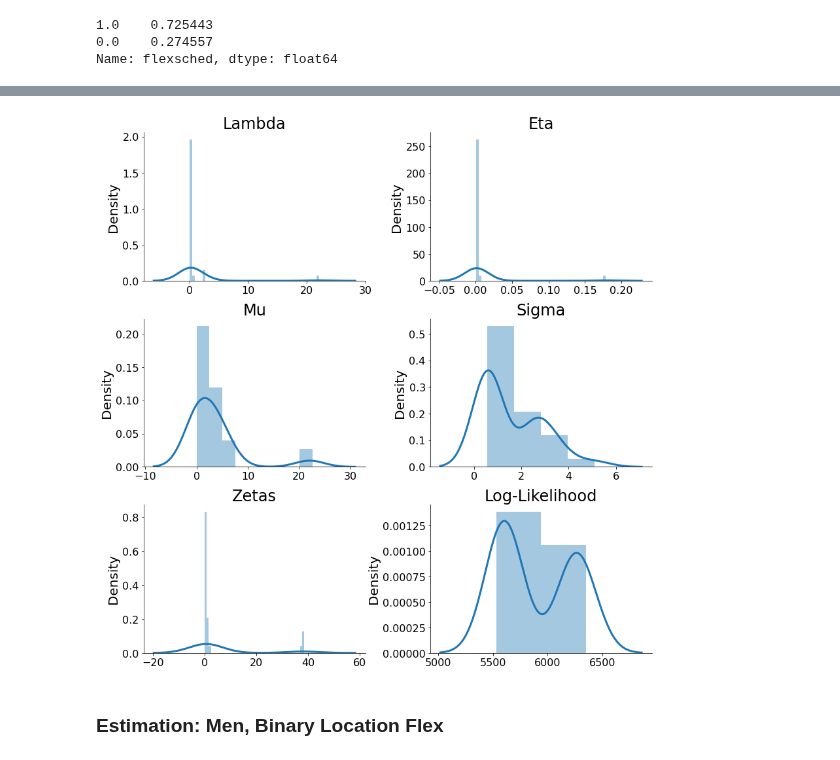
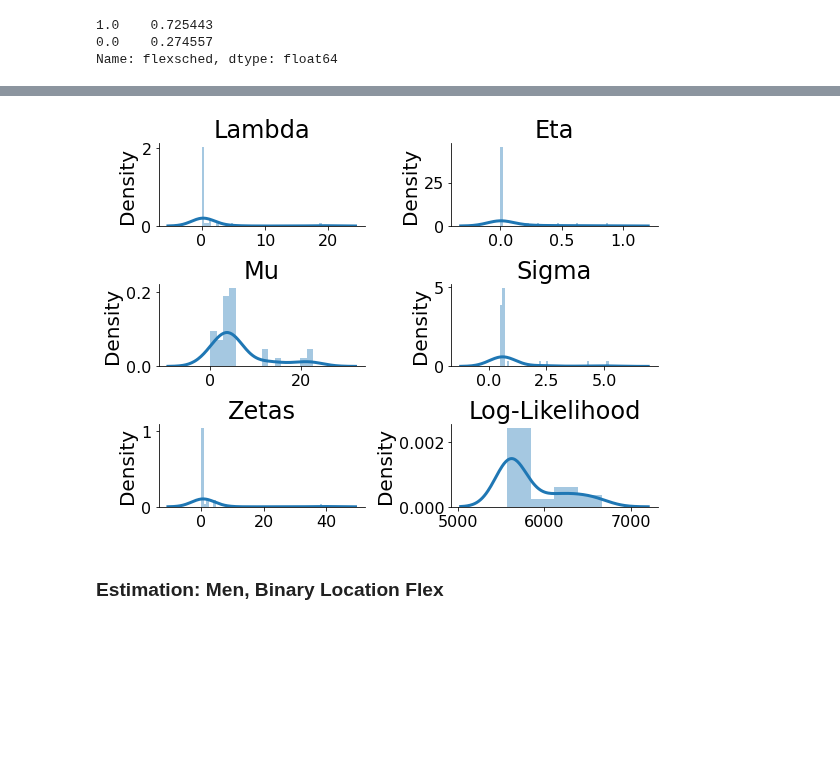
Before and after one commit to meganmccoy/flexibility-in-search-model, a Jupyter notebook: SimplifiedModel.ipynb, the cells around one changed output, grey strips where cells are left out. Cells and saved outputs as stored; diff of their text form; code cells hidden in the pictures; blank space fills up the shorter version.

```diff
--- a/SimplifiedModel.ipynb
+++ b/SimplifiedModel.ipynb
@@ -427,3 +464,17 @@ men['flexsched'].value_counts(normalize=True, sort=False)
 1.0    0.725443
 0.0    0.274557
 Name: flexsched, dtype: float64
+# %%
+prob_k = np.array([0.274557, 0.725443])
+
+Bounds = ((0,99), (0,99), (-99,99), (0,99), (0,99))
+
+## Estimate γ, holding ζ constant and cost = 0
+params = np.array([λ, η, γ, men['wage_trunc2'].mean(), men['wage_trunc2'].std()])
+
+logL_opt = lambda x: log_L(men, 'flexsched', 'wage_trunc2', 'dur', men['wage_trunc2'].min(),
+                            np.array([0,0]), prob_k, α, x[0], x[1], ζ, x[2],
+                            x[3], x[4])
+
+est_gamma = minimize(logL_opt, params, method='Nelder-Mead', options={'maxiter':1000, 'disp':True}, bounds=Bounds)
+est_gamma.x
@@ -429,0 +488,14 @@ Name: flexsched, dtype: float64
+# %%
+prob_k = np.array([0.274557, 0.725443])
+
+Bounds = ((0,99), (0,99), (-99,99), (0,99), (0,99))
+
+## Estimate ζ, holding γ constant and cost = 0
+params = np.array([λ, η, ζ, men['wage_trunc2'].mean(), men['wage_trunc2'].std()])
+
+logL_opt = lambda x: log_L(men, 'flexsched', 'wage_trunc2', 'dur', men['wage_trunc2'].min(),
+                            np.array([0,0]), prob_k, α, x[0], x[1], x[2], γ,
+                            x[3], x[4])
+
+est_zeta = minimize(logL_opt, params, method='Nelder-Mead', options={'maxiter':1000, 'disp':True}, bounds=Bounds)
+est_zeta.x
@@ -580,15 +657,15 @@ array([1.28869819e+00, 5.40272992e-02, 1.16363205e-03, 4.38900531e+00,
 # %%
-fig, ax = plt.subplots(3,2,figsize=(12,12))
+fig, ax = plt.subplots(3,2,figsize=(8,6))
 
-sns.distplot(lambdas, ax=ax[0,0]).set(title="Lambda")
-sns.distplot(etas, ax=ax[0,1]).set(title="Eta")
-sns.distplot(mus, ax=ax[1,0]).set(title="Mu")
-sns.distplot(sigmas, ax=ax[1,1]).set(title="Sigma")
+sns.distplot(lambdas_zetas, ax=ax[0,0]).set(title="Lambda")
+sns.distplot(etas_zetas, ax=ax[0,1]).set(title="Eta")
+sns.distplot(mus_zetas, ax=ax[1,0]).set(title="Mu")
+sns.distplot(sigmas_zetas, ax=ax[1,1]).set(title="Sigma")
 sns.distplot(zetas, ax=ax[2,0]).set(title="Zetas")
-sns.distplot(logL, ax=ax[2,1]).set(title="Log-Likelihood")
+sns.distplot(logL_zetas, ax=ax[2,1]).set(title="Log-Likelihood")
 
 plt.tight_layout()
 # %% [output]
-[figure, old version]
+[figure, new version]
 # %% [markdown]
 ### Estimation: Men, Binary Location Flex
```
Also changed, not shown: parts of 29 cells of this notebook.
